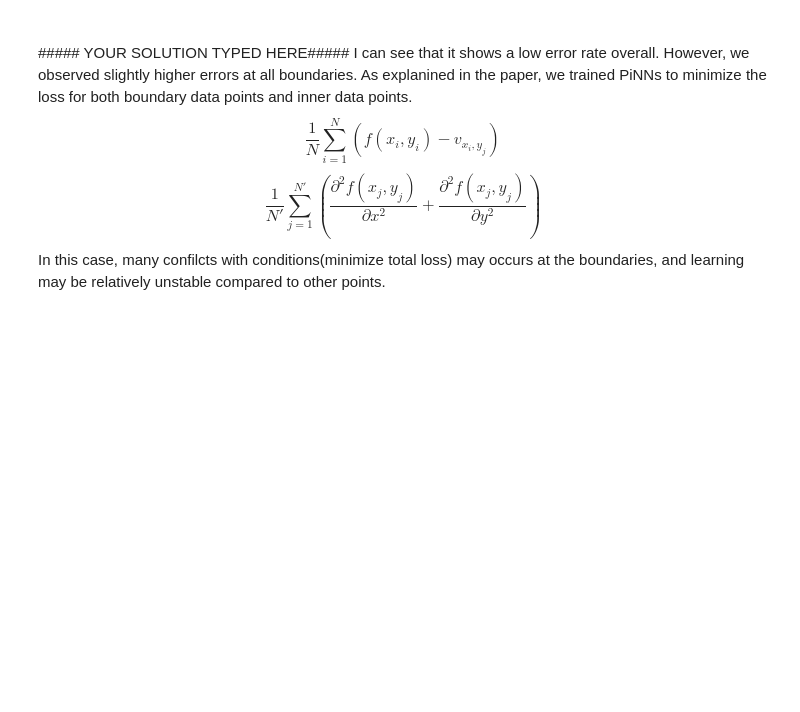
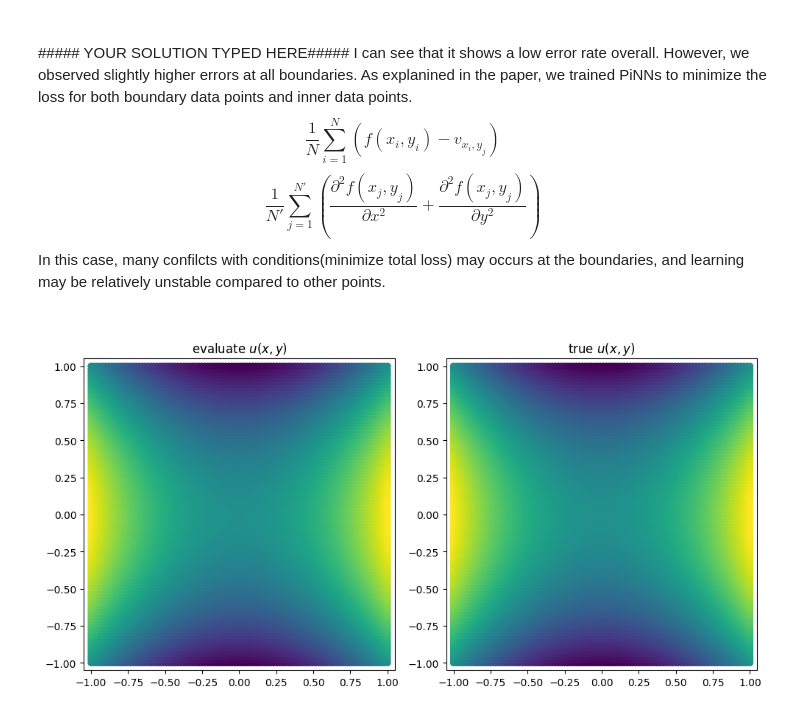
Before and after one commit to csian98/DSCI-565, a Jupyter notebook: Homeworks/HW3-(b)/notebook/Assignment3b.ipynb, the cells around one changed output. Saved outputs shown, nothing was run; the diff lists cells and outputs as text; code cells hidden in the pictures; blank space fills up the shorter version.

```diff
--- a/Homeworks/HW3-(b)/notebook/Assignment3b.ipynb
+++ b/Homeworks/HW3-(b)/notebook/Assignment3b.ipynb
@@ -297,3 +297,27 @@ $$\frac{1}{N}\sum\limits_{i = 1}^{N}(f(x_i, y_i) - v_{x_i, y_j})$$
 $$\frac{1}{N'}\sum\limits_{j = 1}^{N'}(\frac{\partial^2 f(x_j, y_j)}{\partial x^2} + \frac{\partial^2 f(x_j, y_j)}{\partial y^2})$$
 In this case, many confilcts with conditions(minimize total loss) may occurs at the boundaries, and learning may be relatively unstable compared to other points.
 ###
+# %%
+def true_function(x_eval):
+    return x_eval[:, 0] ** 2 - x_eval[:, 1] ** 2
+
+true_u = true_function(x_eval)
+eval_u = net(x_eval)
+
+fig, axes = plt.subplots(1, 2, figsize=(10, 14))
+axes[0].scatter(x_eval.cpu().detach().numpy()[:, 0], x_eval.cpu().detach().numpy()[:, 1], c=eval_u.cpu().detach().numpy())
+axes[0].set_xlim(-1.05, 1.05)
+axes[0].set_ylim(-1.05, 1.05)
+axes[0].set_aspect('equal', 'box')
+axes[0].set_title("evaluate $u(x, y)$")
+
+axes[1].scatter(x_eval.cpu().detach().numpy()[:, 0], x_eval.cpu().detach().numpy()[:, 1], c=true_u)
+axes[1].set_xlim(-1.05, 1.05)
+axes[1].set_ylim(-1.05, 1.05)
+axes[1].set_aspect('equal', 'box')
+axes[1].set_title("true $u(x, y)$")
+
+plt.tight_layout()
+plt.show()
+# %% [output]
+[figure, added]
```
Also changed, not shown: parts of 3 cells of this notebook, 3 other files.
